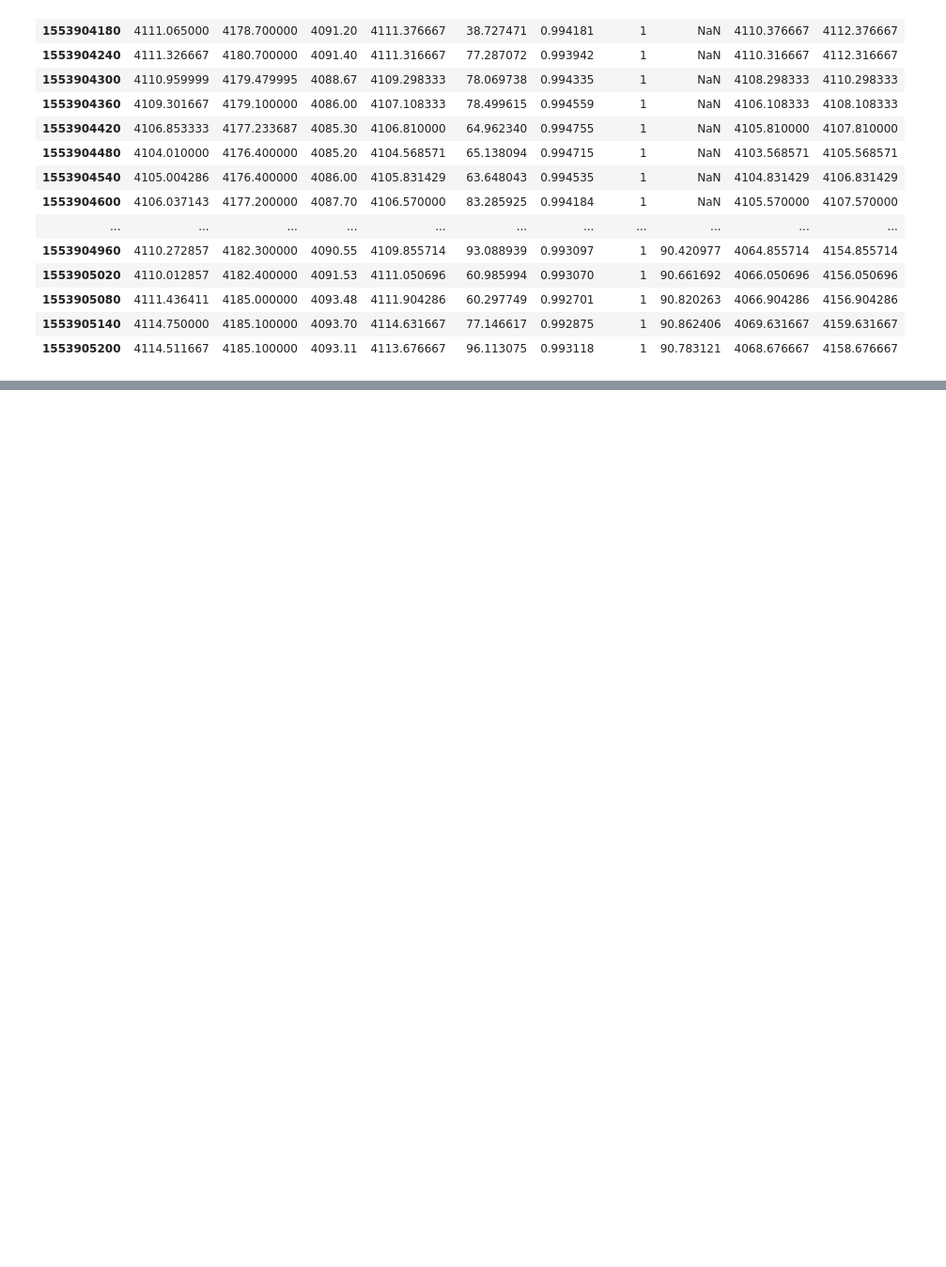
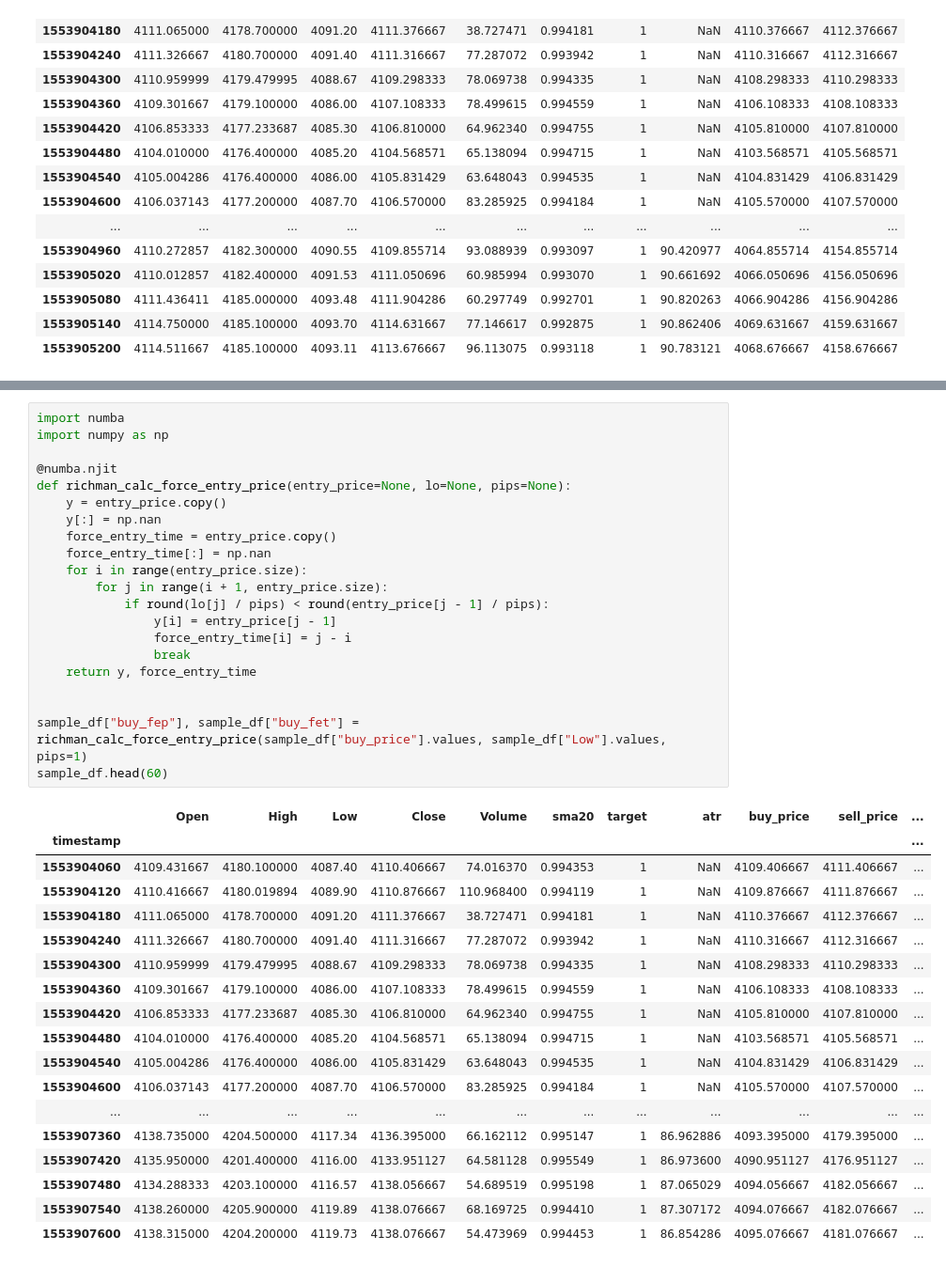
Before and after one commit to tsugumi-sys/crypto_model, a Jupyter notebook: EDA/label_feature.ipynb, the cells around one changed output, grey strips where cells are left out. Shown at 94% size. Cells and saved outputs as stored; diff of their text form; blank space fills up the shorter version.

```diff
--- a/EDA/label_feature.ipynb
+++ b/EDA/label_feature.ipynb
@@ -151,0 +175,40 @@ df.head(20)
+# %%
+import numba
+import numpy as np
+
+@numba.njit
+def richman_calc_force_entry_price(entry_price=None, lo=None, pips=None):
+    y = entry_price.copy()
+    y[:] = np.nan
+    force_entry_time = entry_price.copy()
+    force_entry_time[:] = np.nan
+    for i in range(entry_price.size):
+        for j in range(i + 1, entry_price.size):
+            if round(lo[j] / pips) < round(entry_price[j - 1] / pips):
+                y[i] = entry_price[j - 1]
+                force_entry_time[i] = j - i
+                break
+    return y, force_entry_time
+
+
+sample_df["buy_fep"], sample_df["buy_fet"] = richman_calc_force_entry_price(sample_df["buy_price"].values, sample_df["Low"].values, pips=1)
+sample_df.head(60)
+# %% [output]
+|  | Open | High | Low | Close | Volume | sma20 | target | atr | buy_price | sell_price | ... |
+| timestamp |  |  |  |  |  |  |  |  |  |  | ... |
+| 1553904060 | 4109.431667 | 4180.100000 | 4087.40 | 4110.406667 | 74.016370 | 0.994353 | 1 | NaN | 4109.406667 | 4111.406667 | ... |
+| 1553904120 | 4110.416667 | 4180.019894 | 4089.90 | 4110.876667 | 110.968400 | 0.994119 | 1 | NaN | 4109.876667 | 4111.876667 | ... |
+| 1553904180 | 4111.065000 | 4178.700000 | 4091.20 | 4111.376667 | 38.727471 | 0.994181 | 1 | NaN | 4110.376667 | 4112.376667 | ... |
+| 1553904240 | 4111.326667 | 4180.700000 | 4091.40 | 4111.316667 | 77.287072 | 0.993942 | 1 | NaN | 4110.316667 | 4112.316667 | ... |
+| 1553904300 | 4110.959999 | 4179.479995 | 4088.67 | 4109.298333 | 78.069738 | 0.994335 | 1 | NaN | 4108.298333 | 4110.298333 | ... |
+| 1553904360 | 4109.301667 | 4179.100000 | 4086.00 | 4107.108333 | 78.499615 | 0.994559 | 1 | NaN | 4106.108333 | 4108.108333 | ... |
+| 1553904420 | 4106.853333 | 4177.233687 | 4085.30 | 4106.810000 | 64.962340 | 0.994755 | 1 | NaN | 4105.810000 | 4107.810000 | ... |
+| 1553904480 | 4104.010000 | 4176.400000 | 4085.20 | 4104.568571 | 65.138094 | 0.994715 | 1 | NaN | 4103.568571 | 4105.568571 | ... |
+| 1553904540 | 4105.004286 | 4176.400000 | 4086.00 | 4105.831429 | 63.648043 | 0.994535 | 1 | NaN | 4104.831429 | 4106.831429 | ... |
+| 1553904600 | 4106.037143 | 4177.200000 | 4087.70 | 4106.570000 | 83.285925 | 0.994184 | 1 | NaN | 4105.570000 | 4107.570000 | ... |
+| ... | ... | ... | ... | ... | ... | ... | ... | ... | ... | ... | ... |
+| 1553907360 | 4138.735000 | 4204.500000 | 4117.34 | 4136.395000 | 66.162112 | 0.995147 | 1 | 86.962886 | 4093.395000 | 4179.395000 | ... |
+| 1553907420 | 4135.950000 | 4201.400000 | 4116.00 | 4133.951127 | 64.581128 | 0.995549 | 1 | 86.973600 | 4090.951127 | 4176.951127 | ... |
+| 1553907480 | 4134.288333 | 4203.100000 | 4116.57 | 4138.056667 | 54.689519 | 0.995198 | 1 | 87.065029 | 4094.056667 | 4182.056667 | ... |
+| 1553907540 | 4138.260000 | 4205.900000 | 4119.89 | 4138.076667 | 68.169725 | 0.994410 | 1 | 87.307172 | 4094.076667 | 4182.076667 | ... |
+| 1553907600 | 4138.315000 | 4204.200000 | 4119.73 | 4138.076667 | 54.473969 | 0.994453 | 1 | 86.854286 | 4095.076667 | 4181.076667 | ... |
```
Also changed, not shown: parts of 6 cells of this notebook, 8 other files.
